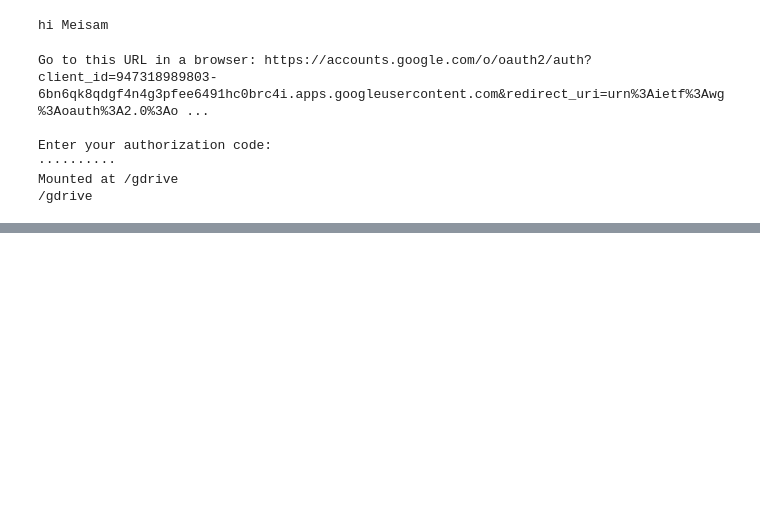
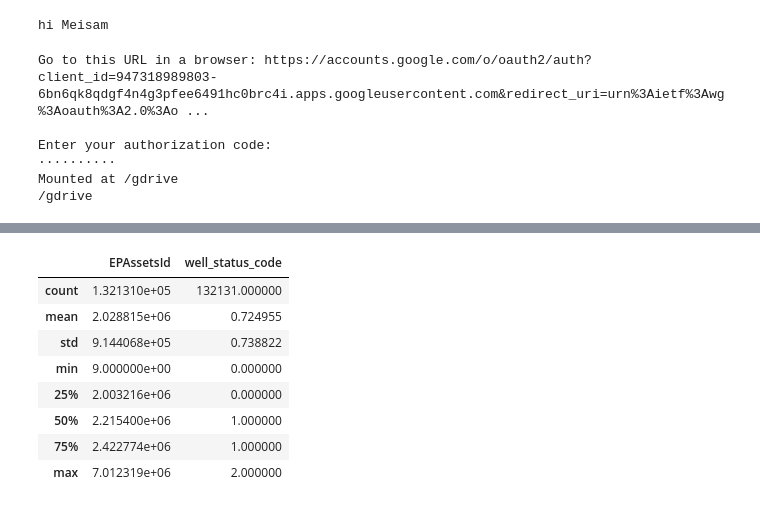
Before and after one commit to Mghane/reCLAIM-2019-Competition, a Jupyter notebook: EDA_Meisam.ipynb, the cells around one changed output, grey strips where cells are left out. Saved outputs shown, nothing was run; the diff lists cells and outputs as text; code cells hidden in the pictures; blank space fills up the shorter version.

```diff
--- a/EDA_Meisam.ipynb
+++ b/EDA_Meisam.ipynb
@@ -326,0 +608,12 @@ df_viking_validation.describe()
+# %%
+df_clas_well_class_validation.describe()
+# %% [output]
+|  | EPAssetsId | well_status_code |
+| count | 1.321310e+05 | 132131.000000 |
+| mean | 2.028815e+06 | 0.724955 |
+| std | 9.144068e+05 | 0.738822 |
+| min | 9.000000e+00 | 0.000000 |
+| 25% | 2.003216e+06 | 0.000000 |
+| 50% | 2.215400e+06 | 1.000000 |
+| 75% | 2.422774e+06 | 1.000000 |
+| max | 7.012319e+06 | 2.000000 |
```
Also changed, not shown: parts of 91 cells of this notebook.
